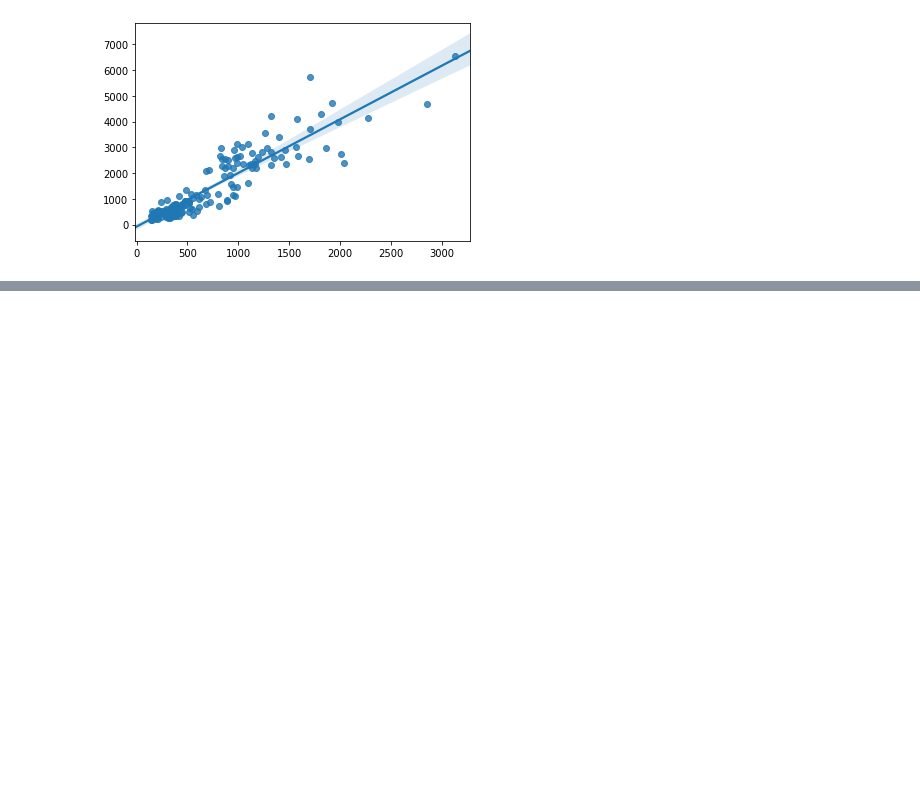
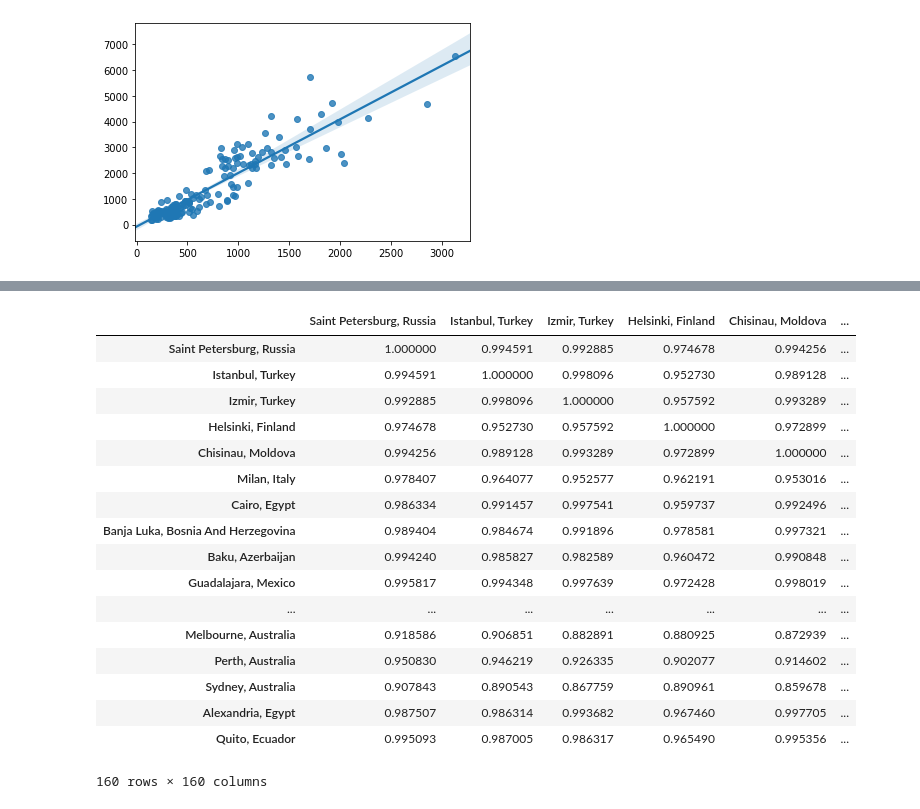
Before and after one commit to tamizh3110/cost_of_living, a Jupyter notebook: Cost_of_living.ipynb, the cells around one changed output, grey strips where cells are left out. Saved outputs shown, nothing was run; the diff lists cells and outputs as text; code cells hidden in the pictures; blank space fills up the shorter version.

```diff
--- a/Cost_of_living.ipynb
+++ b/Cost_of_living.ipynb
@@ -307,0 +567,21 @@ model=sns.regplot(country_data['Apartment (1 bedroom) in City Centre'].values,co
+# %%
+data.corr()
+# %% [output]
+|  | Saint Petersburg, Russia | Istanbul, Turkey | Izmir, Turkey | Helsinki, Finland | Chisinau, Moldova | ... |
+| Saint Petersburg, Russia | 1.000000 | 0.994591 | 0.992885 | 0.974678 | 0.994256 | ... |
+| Istanbul, Turkey | 0.994591 | 1.000000 | 0.998096 | 0.952730 | 0.989128 | ... |
+| Izmir, Turkey | 0.992885 | 0.998096 | 1.000000 | 0.957592 | 0.993289 | ... |
+| Helsinki, Finland | 0.974678 | 0.952730 | 0.957592 | 1.000000 | 0.972899 | ... |
+| Chisinau, Moldova | 0.994256 | 0.989128 | 0.993289 | 0.972899 | 1.000000 | ... |
+| Milan, Italy | 0.978407 | 0.964077 | 0.952577 | 0.962191 | 0.953016 | ... |
+| Cairo, Egypt | 0.986334 | 0.991457 | 0.997541 | 0.959737 | 0.992496 | ... |
+| Banja Luka, Bosnia And Herzegovina | 0.989404 | 0.984674 | 0.991896 | 0.978581 | 0.997321 | ... |
+| Baku, Azerbaijan | 0.994240 | 0.985827 | 0.982589 | 0.960472 | 0.990848 | ... |
+| Guadalajara, Mexico | 0.995817 | 0.994348 | 0.997639 | 0.972428 | 0.998019 | ... |
+| ... | ... | ... | ... | ... | ... | ... |
+| Melbourne, Australia | 0.918586 | 0.906851 | 0.882891 | 0.880925 | 0.872939 | ... |
+| Perth, Australia | 0.950830 | 0.946219 | 0.926335 | 0.902077 | 0.914602 | ... |
+| Sydney, Australia | 0.907843 | 0.890543 | 0.867759 | 0.890961 | 0.859678 | ... |
+| Alexandria, Egypt | 0.987507 | 0.986314 | 0.993682 | 0.967460 | 0.997705 | ... |
+| Quito, Ecuador | 0.995093 | 0.987005 | 0.986317 | 0.965490 | 0.995356 | ... |
+160 rows × 160 columns
```
Also changed, not shown: parts of 20 cells of this notebook.
